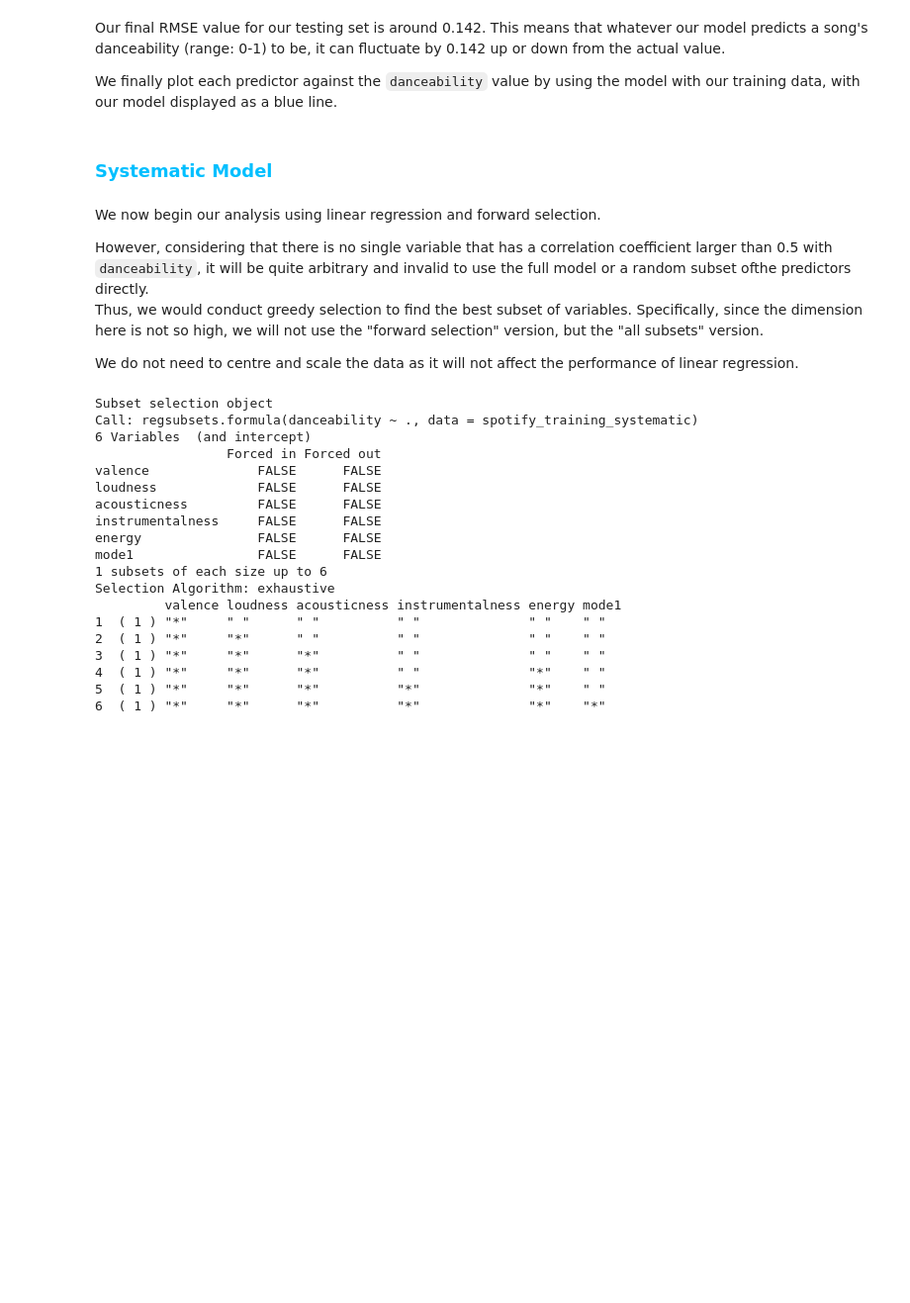
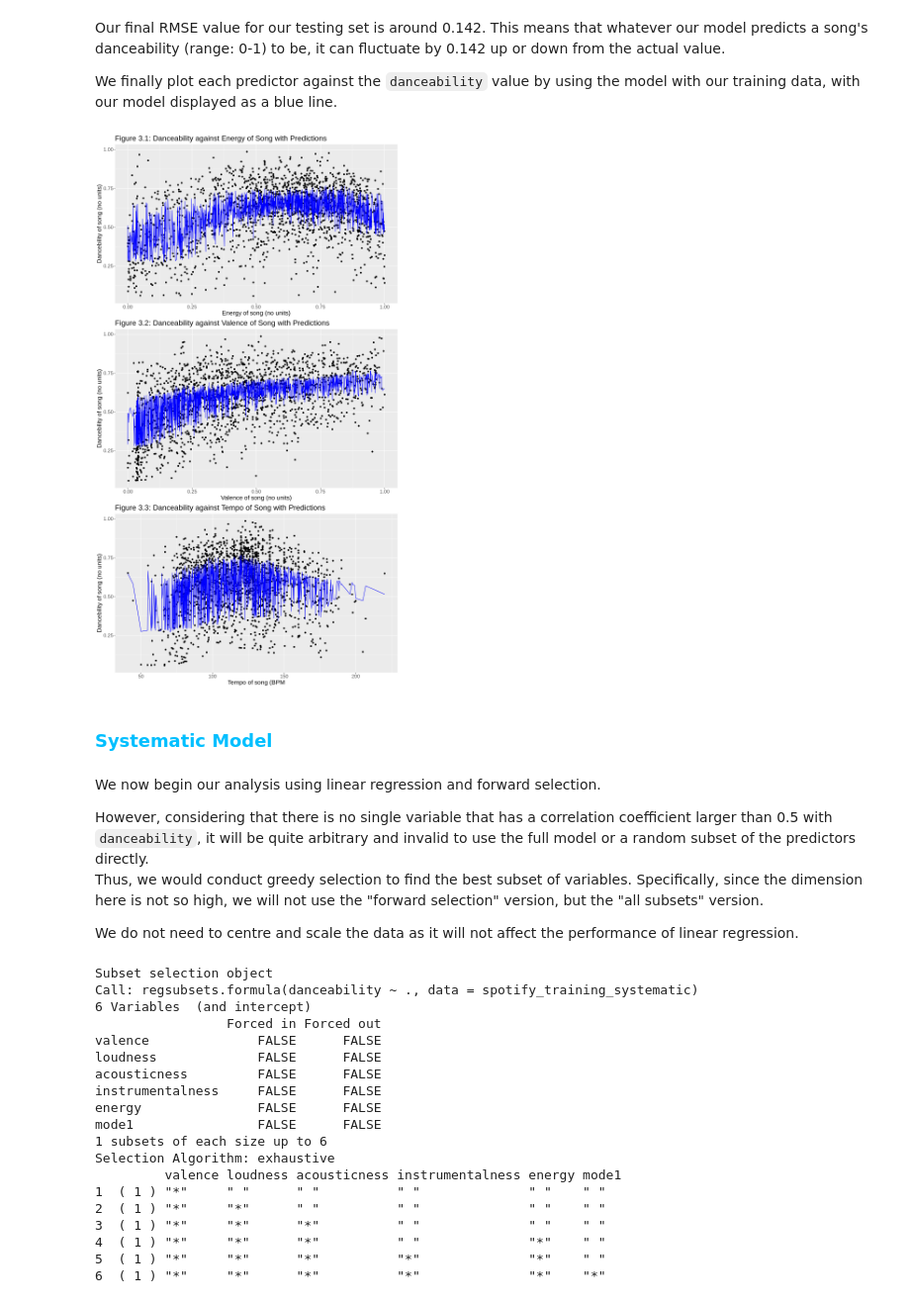
Before and after one commit to eshuaiii/dsci-100-2022w1-group-79, a Jupyter notebook: 79_project_report.ipynb, the cells around one changed output. Shown at 99% size. Saved outputs shown, nothing was run; the diff lists cells and outputs as text; code cells hidden in the pictures; blank space fills up the shorter version.

```diff
--- a/79_project_report.ipynb
+++ b/79_project_report.ipynb
@@ -384,15 +384,15 @@ spotify_recipe <- recipe(danceability ~ ., data = spotify_training_intuitive_uns
 Now, we set up our cross-validation object with 5 folds and create our `workflow`, which we pass both into `tune_grid()` to determine the optimal number for $k$, testing neighbours from 1-200. This is stored in `spotify_results`.
 # %%
 # ========== Perform cross-validation ==========
-# spotify_vfold <- vfold_cv(spotify_training_intuitive_unscaled, v = 5, strata = danceability)
-# spotify_workflow <- workflow() |>
-#     add_recipe(spotify_recipe) |>
-#     add_model(spotify_spec)
-# spotify_workflow
+spotify_vfold <- vfold_cv(spotify_training_intuitive_unscaled, v = 5, strata = danceability)
+spotify_workflow <- workflow() |>
+    add_recipe(spotify_recipe) |>
+    add_model(spotify_spec)
+spotify_workflow
 
 # ========== Test 1-200 neighbours and collect results ==========
-# gridvals <- tibble(neighbors = seq(1, 500))
-# spotify_results <- spotify_workflow |>
-#     tune_grid(resamples = spotify_vfold, grid = gridvals) |>
-#     collect_metrics()
-# spotify_results
+gridvals <- tibble(neighbors = seq(1, 500))
+spotify_results <- spotify_workflow |>
+    tune_grid(resamples = spotify_vfold, grid = gridvals) |>
+    collect_metrics()
+spotify_results
@@ -439,34 +482,36 @@ Our final RMSE value for our testing set is around 0.142. This means that whatev
 We finally plot each predictor against the `danceability` value by using the model with our training data, with our model displayed as a blue line.
 # %%
 # ========== Predict our training data ==========
-# spotify_preds <- spotify_best_fit |>
-#     predict(spotify_training) |>
-#     bind_cols(spotify_training)
+spotify_preds <- spotify_best_fit |>
+    predict(spotify_training) |>
+    bind_cols(spotify_training)
 
-# # ========== Plotting our data ==========
-# options(repr.plot.width = 11, repr.plot.height = 20)
-# spotify_plot_energy <- ggplot(spotify_preds, aes(x = energy, y = danceability)) +
-#     geom_point() +
-#     geom_line(mapping = aes(x = energy, y = .pred), color = "blue") +
-#     labs(x = "Energy of song (no units)", y = "Dancebility of song (no units)", color = "Predicted Danceability") +
-#     theme(text = element_text(size = 16)) +
-#     ggtitle("Figure 3.1: Danceability against Energy of Song with Predictions")
+# ========== Plotting our data ==========
+options(repr.plot.width = 11, repr.plot.height = 20)
+spotify_plot_energy <- ggplot(spotify_preds, aes(x = energy, y = danceability)) +
+    geom_point() +
+    geom_line(mapping = aes(x = energy, y = .pred), color = "blue") +
+    labs(x = "Energy of song (no units)", y = "Dancebility of song (no units)", color = "Predicted Danceability") +
+    theme(text = element_text(size = 16)) +
+    ggtitle("Figure 3.1: Danceability against Energy of Song with Predictions")
 
-# spotify_plot_valence <- ggplot(spotify_preds, aes(x = valence, y = danceability)) +
-#     geom_point() +
-#     geom_line(mapping = aes(x = valence, y = .pred), color = "blue") +
-#     labs(x = "Valence of song (no units)", y = "Dancebility of song (no units)", color = "Predicted Danceability") +
-#     theme(text = element_text(size = 16)) +
-#     ggtitle("Figure 3.2: Danceability against Valence of Song with Predictions")
+spotify_plot_valence <- ggplot(spotify_preds, aes(x = valence, y = danceability)) +
+    geom_point() +
+    geom_line(mapping = aes(x = valence, y = .pred), color = "blue") +
+    labs(x = "Valence of song (no units)", y = "Dancebility of song (no units)", color = "Predicted Danceability") +
+    theme(text = element_text(size = 16)) +
+    ggtitle("Figure 3.2: Danceability against Valence of Song with Predictions")
 
-# spotify_plot_tempo <- ggplot(spotify_preds, aes(x = tempo, y = danceability)) +
-#     geom_point() +
-#     geom_line(mapping = aes(x = tempo, y = .pred), color = "blue") +
-#     labs(x = "Tempo of song (BPM", y = "Dancebility of song (no units)", color = "Predicted Danceability") +
-#     theme(text = element_text(size = 16)) +
-#     ggtitle("Figure 3.3: Danceability against Tempo of Song with Predictions")
+spotify_plot_tempo <- ggplot(spotify_preds, aes(x = tempo, y = danceability)) +
+    geom_point() +
+    geom_line(mapping = aes(x = tempo, y = .pred), color = "blue") +
+    labs(x = "Tempo of song (BPM", y = "Dancebility of song (no units)", color = "Predicted Danceability") +
+    theme(text = element_text(size = 16)) +
+    ggtitle("Figure 3.3: Danceability against Tempo of Song with Predictions")
 
-# grid.arrange(spotify_plot_energy, spotify_plot_valence, spotify_plot_tempo)
+grid.arrange(spotify_plot_energy, spotify_plot_valence, spotify_plot_tempo)
+# %% [output]
+[figure, added]
 # %%
 # !!! WRITE RESULTS HERE
 # - Note potential overpredicting due to how jagged the line is
@@ -475,7 +520,7 @@ We finally plot each predictor against the `danceability` value by using the mod
 # %% [markdown]
 We now begin our analysis using linear regression and forward selection.
 
-However, considering that there is no single variable that has a correlation coefficient larger than 0.5 with `danceability`, it will be quite arbitrary and invalid to use the full model or a random subset ofthe predictors directly. <br>
+However, considering that there is no single variable that has a correlation coefficient larger than 0.5 with `danceability`, it will be quite arbitrary and invalid to use the full model or a random subset of the predictors directly. <br>
 Thus, we would conduct greedy selection to find the best subset of variables. Specifically, since the dimension here is not so high, we will not use the "forward selection" version, but the "all subsets" version.
 
 We do not need to centre and scale the data as it will not affect the performance of linear regression.
```
Also changed, not shown: parts of 7 cells of this notebook.
